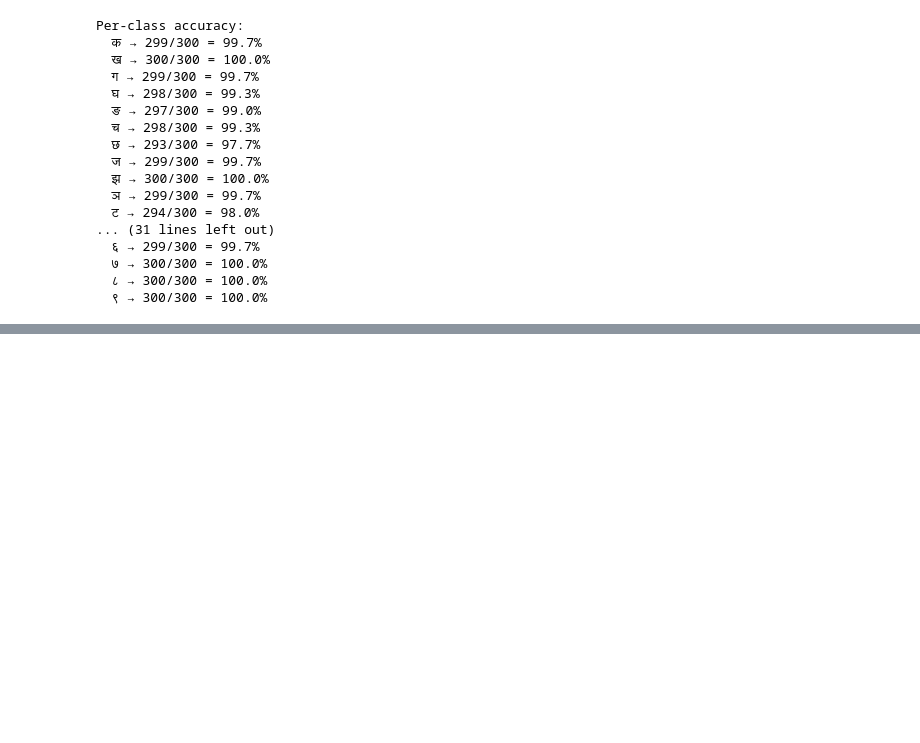
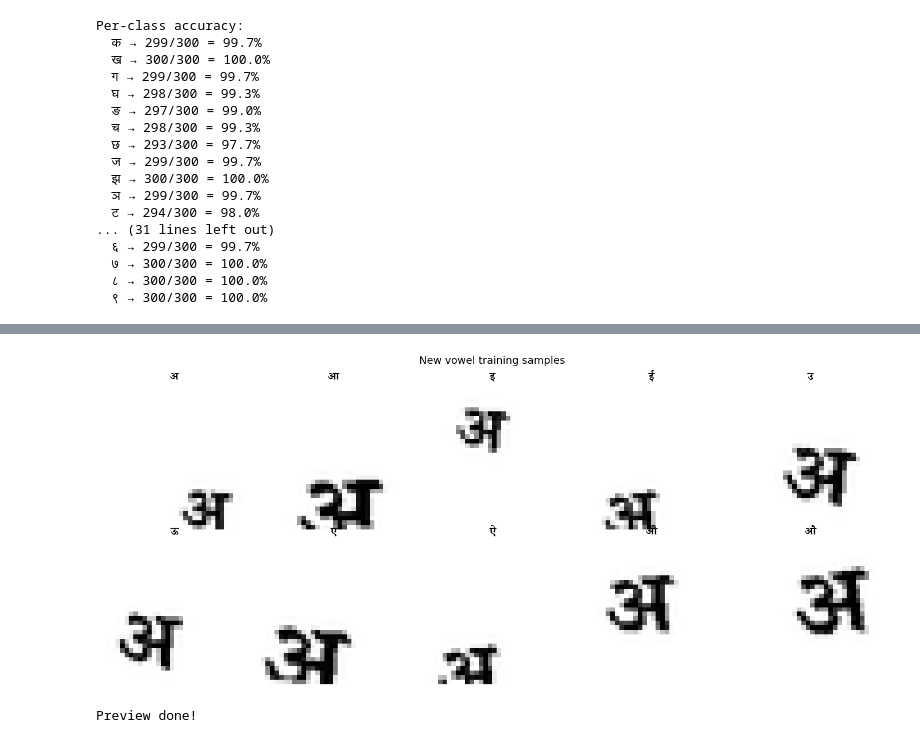
Before and after one commit to kulrajkhanal4-create/nepali-ocr, a Jupyter notebook: 02_model_train.ipynb, the cells around one changed output, grey strips where cells are left out. Saved outputs shown, nothing was run; the diff lists cells and outputs as text; code cells hidden in the pictures; blank space fills up the shorter version.

```diff
--- a/02_model_train.ipynb
+++ b/02_model_train.ipynb
@@ -312,0 +389,18 @@ Per-class accuracy:
+# %%
+import matplotlib.pyplot as plt
+import matplotlib.font_manager as fm
+
+# Preview
+fig, axes = plt.subplots(2, 5, figsize=(14, 6))
+prop = fm.FontProperties(fname='/usr/share/fonts/truetype/noto/NotoSerifDevanagari-Bold.ttf')
+for i, ax in enumerate(axes.flat):
+    ax.imshow(all_new_images[i*170], cmap='gray')
+    ax.set_title(NEW_CHARS[i], fontproperties=prop, fontsize=14)
+    ax.axis('off')
+plt.suptitle('New vowel training samples', fontsize=13)
+plt.tight_layout()
+plt.show()
+print("Preview done!")
+# %% [output]
+[figure, added]
+Preview done!
```
Also changed, not shown: parts of 7 cells of this notebook, 6 other files.
